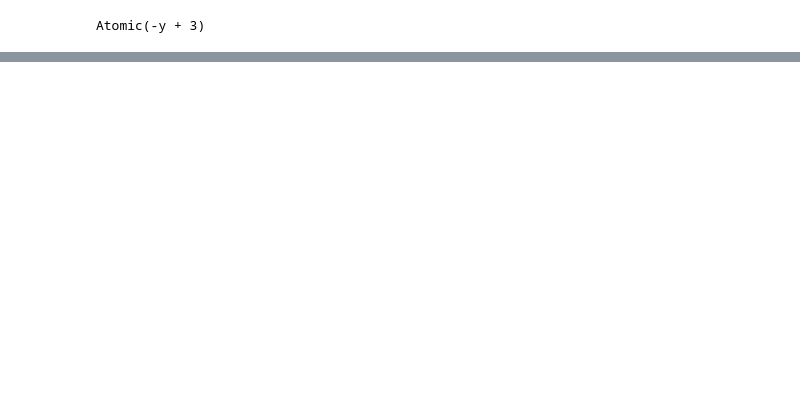
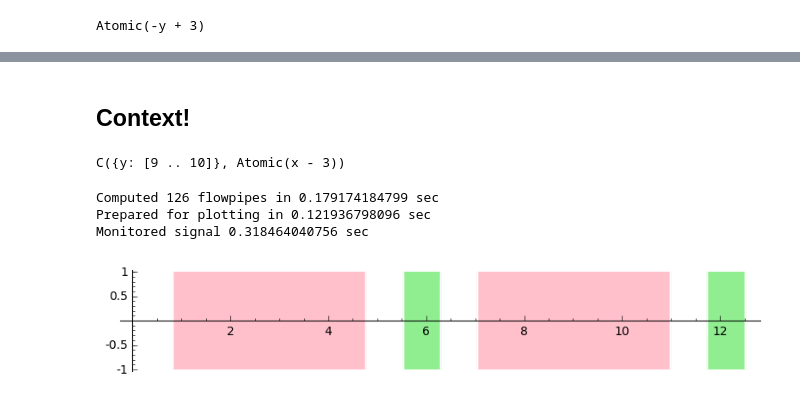
Before and after one commit to twright/Logic-of-Behaviour-in-Uncertain-Contexts, a Jupyter notebook: ULBC2.ipynb, the cells around one changed output, grey strips where cells are left out. Drawn from its saved outputs; the diff is of its cells as text; code cells hidden in the pictures; blank space fills up the shorter version.

Commit message:
Improvements to checking of context (leaving bugs!)

```diff
--- a/ULBC2.ipynb
+++ b/ULBC2.ipynb
@@ -126,0 +196,16 @@ f(I) = [-1.3144485070084313 .. -6.8264543795493182e-8]
+# %% [markdown]
+## Context!
+# %%
+{y: RIF(9,10)} >> P
+# %% [output]
+C({y: [9 .. 10]}, Atomic(x - 3))
+# %%
+sig = ({y: RIF(9,10)} >> P).signal_for_system(odes, initials, 4*pi)
+# %% [output]
+Computed 126 flowpipes in 0.179174184799 sec
+Prepared for plotting in 0.121936798096 sec
+Monitored signal 0.318464040756 sec
+# %%
+sig.plot()
+# %% [output]
+[figure, added]
```
Also changed, not shown: parts of 14 cells of this notebook, 20 other files.
